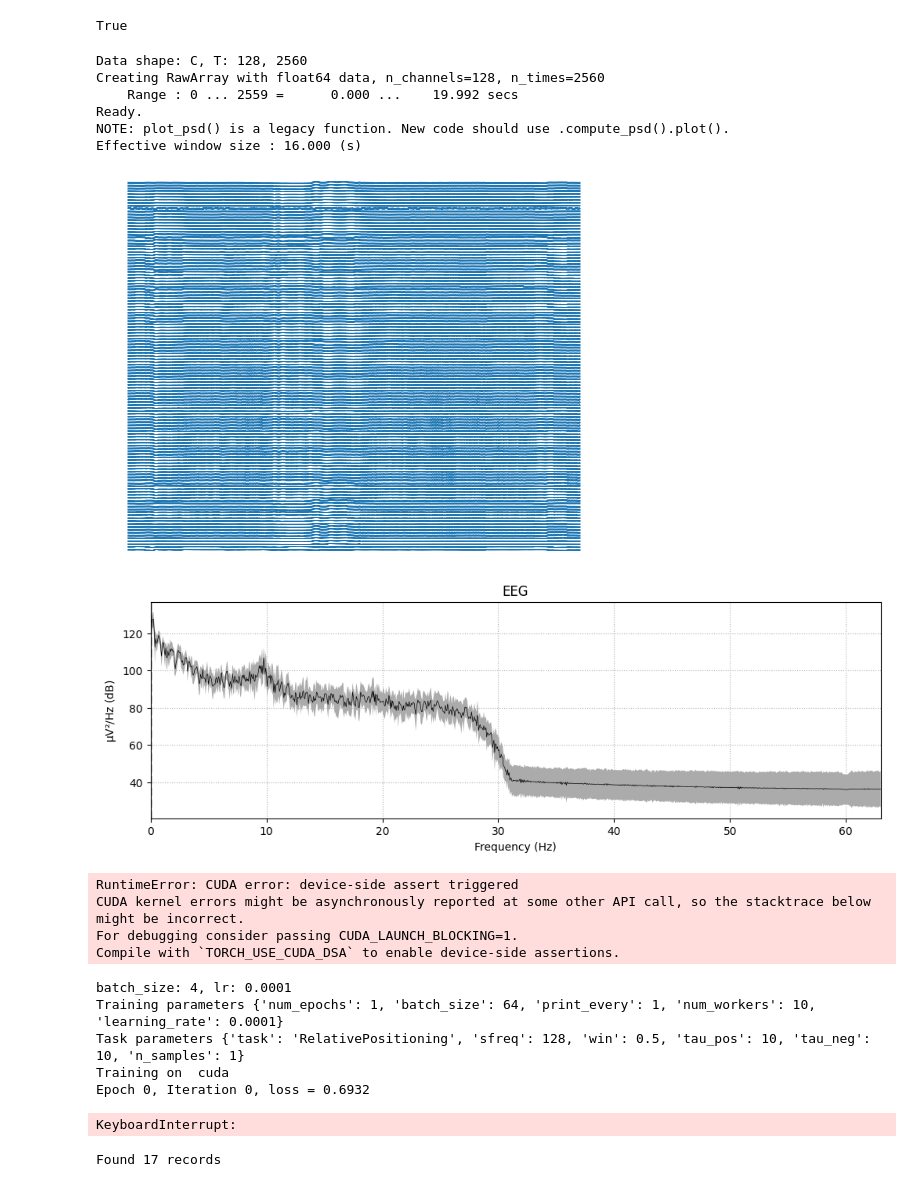
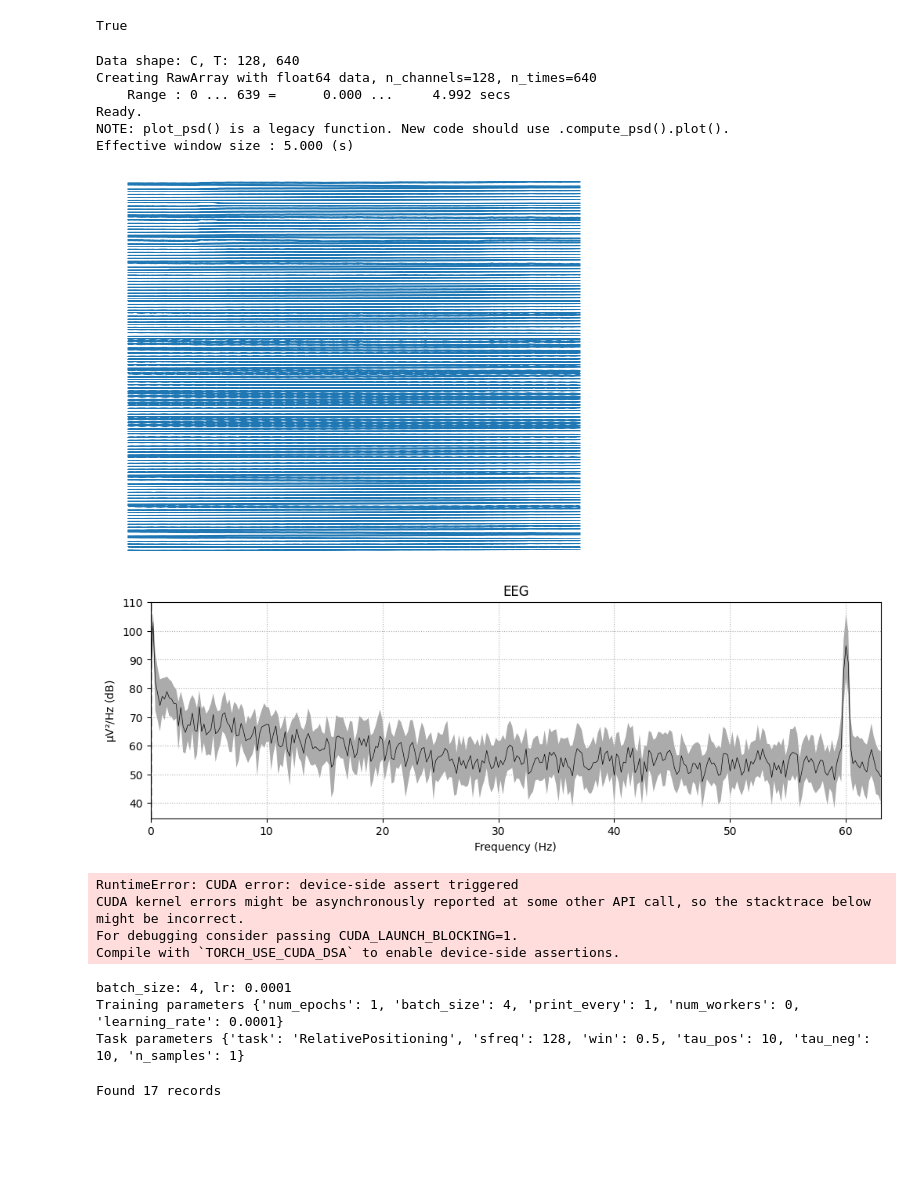
Before and after one commit to sccn/eeg-ssl, a Jupyter notebook: notebooks/test_experiments.ipynb, the cells around one changed output. Drawn from its saved outputs; the diff is of its cells as text; code cells hidden in the pictures; blank space fills up the shorter version.

Commit message:
use wav2vecbrain model. add data shufflinga

```diff
--- a/notebooks/test_experiments.ipynb
+++ b/notebooks/test_experiments.ipynb
@@ -58,34 +58,34 @@ dataset = HBNRestBIDSDataset(
 # %%
 import time
 dataloader = torch.utils.data.DataLoader(dataset, batch_size=1, num_workers=0)
 device = torch.device('cuda' if torch.cuda.is_available() else 'cpu')
-model = VGGSSL()
+model = Wav2VecBrainModel()
 model.to(device=device)
 model.train()
 for e in range(1):
     start_time = time.time()
     for t, samples in enumerate(dataloader):
-        eeg_utils.plot_raw_eeg(samples[0].numpy(), 128)
-        break
-        # shuffling_indices = list(range(samples.shape[0]))
-        # np.random.shuffle(shuffling_indices)
-        # # subj = np.array(subj)[shuffling_indices]
-        # shuffling_indices = torch.tensor(shuffling_indices)
-        # samples = torch.index_select(samples, 0, shuffling_indices)
+        # eeg_utils.plot_raw_eeg(samples[0].numpy(), 128)
+        # break
+        shuffling_indices = list(range(samples.shape[0]))
+        np.random.shuffle(shuffling_indices)
+        # subj = np.array(subj)[shuffling_indices]
+        shuffling_indices = torch.tensor(shuffling_indices)
+        samples = torch.index_select(samples, 0, shuffling_indices)
 
-        # samples = samples.to(device=device, dtype=torch.float32)
-        # print(model(samples).shape)
-        # print('Iteration %d took %s second(s)' % (t, time.time() - start_time))
-        # start_time = time.time()
+        samples = samples.to(device=device, dtype=torch.float32)
+        print(model(samples).shape)
+        print('Iteration %d took %s second(s)' % (t, time.time() - start_time))
+        start_time = time.time()
 # %% [output]
-Data shape: C, T: 128, 2560
-Creating RawArray with float64 data, n_channels=128, n_times=2560
-    Range : 0 ... 2559 =      0.000 ...    19.992 secs
+Data shape: C, T: 128, 640
+Creating RawArray with float64 data, n_channels=128, n_times=640
+    Range : 0 ... 639 =      0.000 ...     4.992 secs
 Ready.
 NOTE: plot_psd() is a legacy function. New code should use .compute_psd().plot().
-Effective window size : 16.000 (s)
+Effective window size : 5.000 (s)
-[figure, old version]
+[figure, new version]
-[figure, old version]
+[figure, new version]
 # %%
 task = MaskedContrastiveLearningTask(
     dataset=dataset,
@@ -123,7 +123,7 @@ for bs in range(4, 12):
             model=model,
             train_params={
                 'num_epochs': 1,
-                'batch_size': 64,
+                'batch_size': 4,
                 'print_every': 1,
                 'learning_rate': lr,
                 'num_workers': 0,
@@ -142,11 +142,8 @@ for bs in range(4, 12):
         trainer.train()
 # %% [output]
 batch_size: 4, lr: 0.0001
-Training parameters {'num_epochs': 1, 'batch_size': 64, 'print_every': 1, 'num_workers': 10, 'learning_rate': 0.0001}
+Training parameters {'num_epochs': 1, 'batch_size': 4, 'print_every': 1, 'num_workers': 0, 'learning_rate': 0.0001}
 Task parameters {'task': 'RelativePositioning', 'sfreq': 128, 'win': 0.5, 'tau_pos': 10, 'tau_neg': 10, 'n_samples': 1}
-Training on  cuda
-Epoch 0, Iteration 0, loss = 0.6932
-KeyboardInterrupt:
 # %%
 dataset = HBNSignalstoreDataset(
         task_params={
```
Also changed, not shown: 4 other files.
